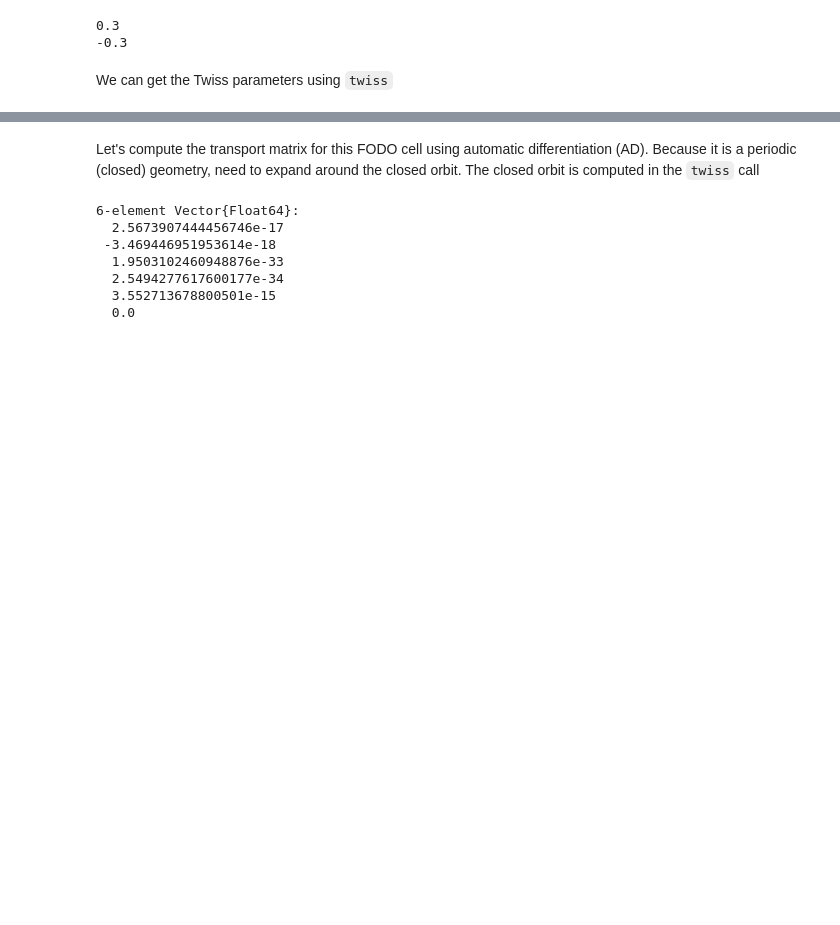
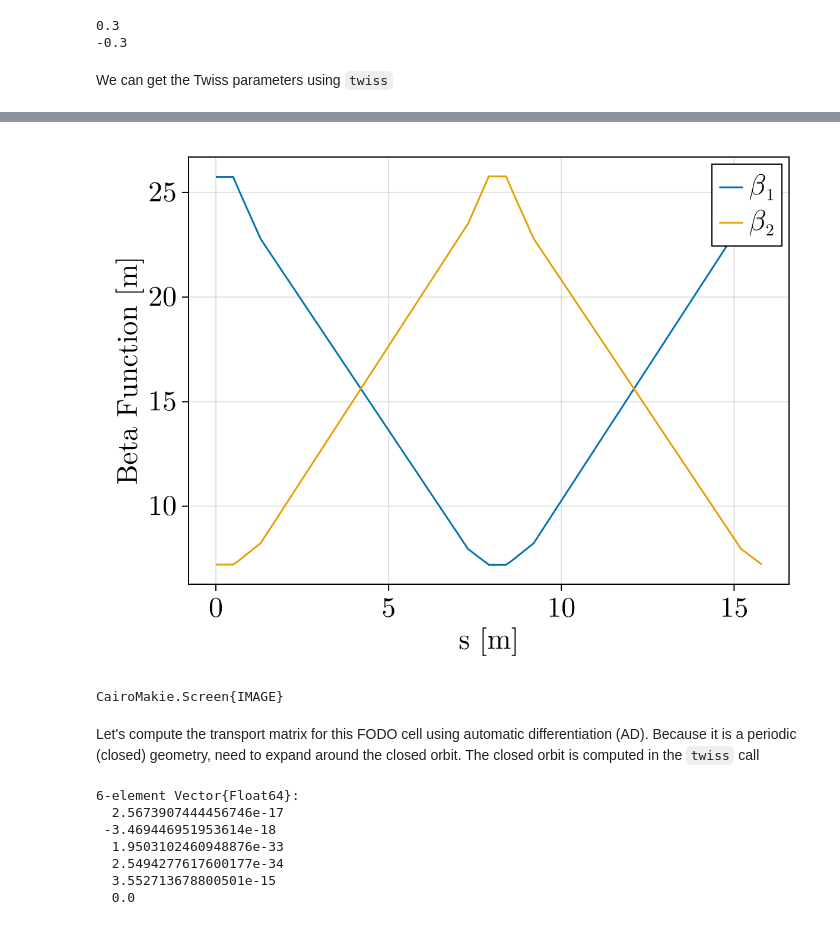
Before and after one commit to bmad-sim/SciBmad.jl, a Jupyter notebook: examples/julia.ipynb, the cells around one changed output, grey strips where cells are left out. Saved outputs shown, nothing was run; the diff lists cells and outputs as text; code cells hidden in the pictures; blank space fills up the shorter version.

```diff
--- a/examples/julia.ipynb
+++ b/examples/julia.ipynb
@@ -80,3 +66,16 @@ Suggestion: check for spelling errors or missing imports.
+# %%
+using CairoMakie, LaTeXStrings
+with_theme(theme_latexfonts()) do
+    f = Figure(fontsize=24)
+    ax = Axis(f[1, 1], xlabel="s [m]", ylabel="Beta Function [m]")
+    lines!(ax, t.s, t.beta_1, label=L"\beta_1") # L".." specifies a LaTeX string
+    lines!(ax, t.s, t.beta_2, label=L"\beta_2")
+    axislegend(position=:rt)
+    display(f);
+end
+# %% [output]
+[figure, added]
+CairoMakie.Screen{IMAGE}
 # %% [markdown]
 Let's compute the transport matrix for this FODO cell using automatic differentiation (AD). Because it is a periodic (closed) geometry, need to expand around the closed orbit. The closed orbit is computed in the `twiss` call
 # %%
```
Also changed, not shown: parts of 11 cells of this notebook, 2 other files.
